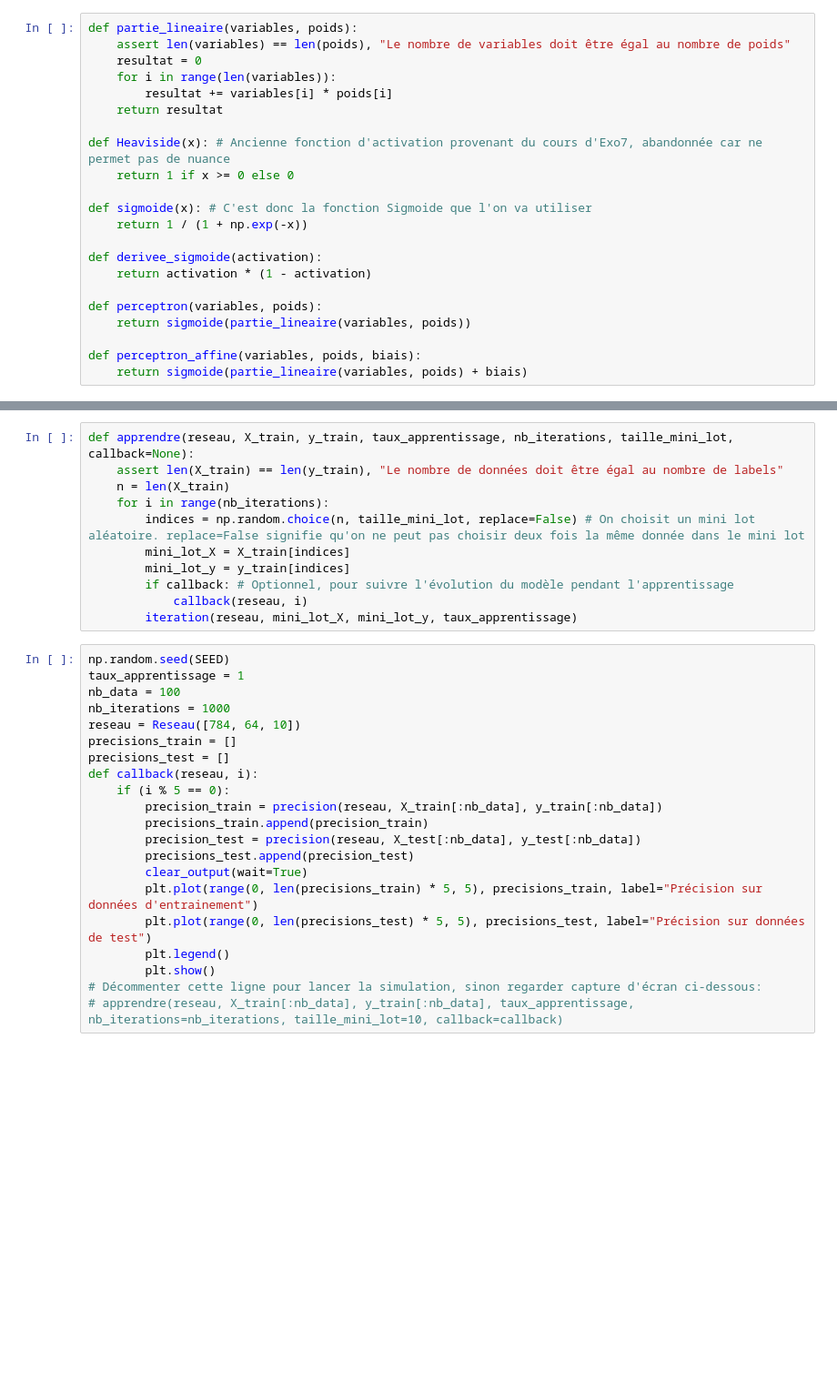
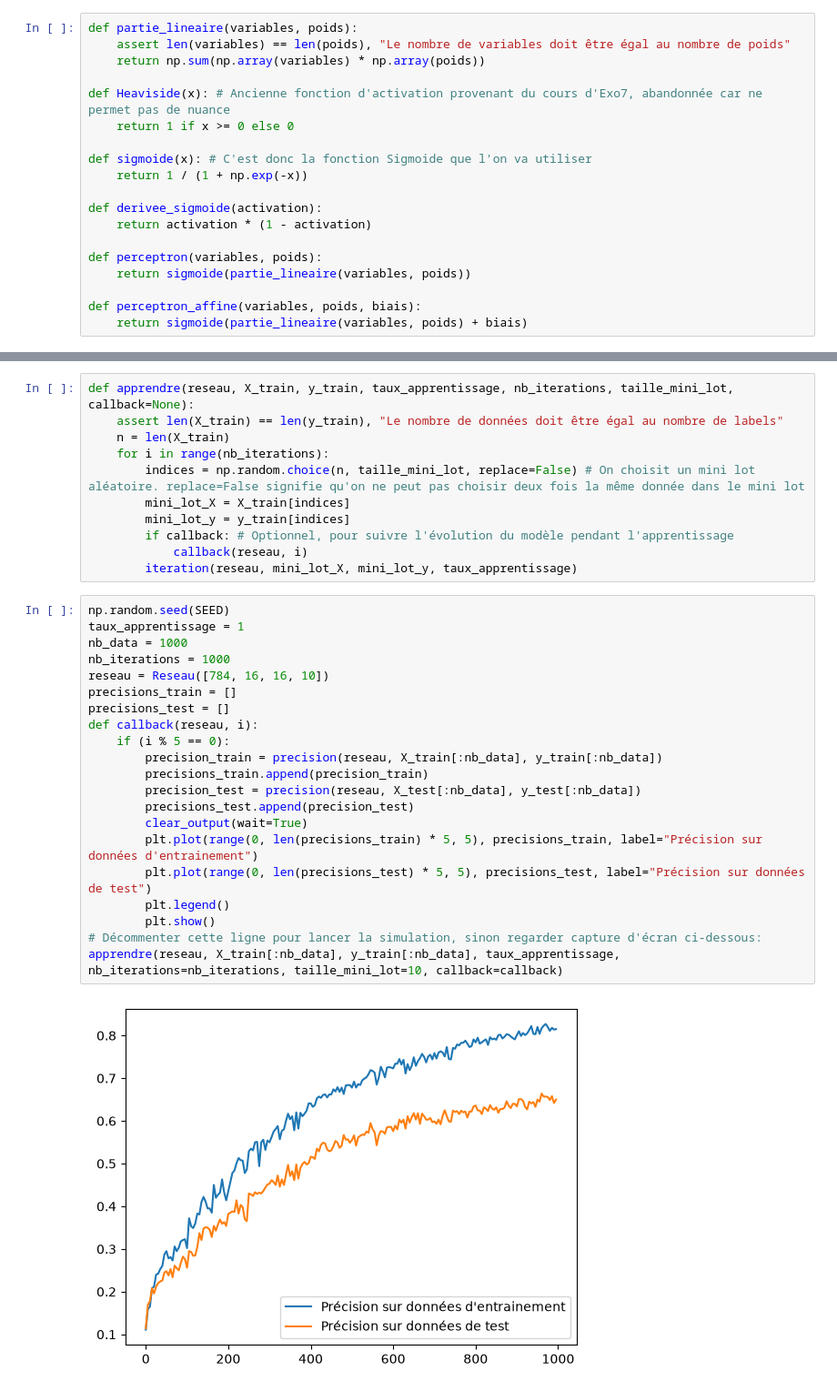
Before and after one commit to Marchand-Nicolas/Projet-MIDL-2, a Jupyter notebook: tronc_commun.ipynb, the cells around one changed output, grey strips where cells are left out. Shown at 91% size. Cells and saved outputs as stored; diff of their text form; blank space fills up the shorter version.

Commit message:
fonction taux_apprentissage et opti partie linéaire

```diff
--- a/tronc_commun.ipynb
+++ b/tronc_commun.ipynb
@@ -73,10 +73,7 @@ Perceptron:
 # %%
 def partie_lineaire(variables, poids):
     assert len(variables) == len(poids), "Le nombre de variables doit être égal au nombre de poids"
-    resultat = 0
-    for i in range(len(variables)):
-        resultat += variables[i] * poids[i]
-    return resultat
+    return np.sum(np.array(variables) * np.array(poids))
 
 def Heaviside(x): # Ancienne fonction d'activation provenant du cours d'Exo7, abandonnée car ne permet pas de nuance
     return 1 if x >= 0 else 0
@@ -325,24 +333,26 @@ def apprendre(reseau, X_train, y_train, taux_apprentissage, nb_iterations, taill
 # %%
 np.random.seed(SEED)
 taux_apprentissage = 1
-nb_data = 100
+nb_data = 1000
 nb_iterations = 1000
-reseau = Reseau([784, 64, 10])
+reseau = Reseau([784, 16, 16, 10])
 precisions_train = []
 precisions_test = []
 def callback(reseau, i):
     if (i % 5 == 0):
         precision_train = precision(reseau, X_train[:nb_data], y_train[:nb_data])
         precisions_train.append(precision_train)
         precision_test = precision(reseau, X_test[:nb_data], y_test[:nb_data])
         precisions_test.append(precision_test)
         clear_output(wait=True)
         plt.plot(range(0, len(precisions_train) * 5, 5), precisions_train, label="Précision sur données d'entrainement")
         plt.plot(range(0, len(precisions_test) * 5, 5), precisions_test, label="Précision sur données de test")
         plt.legend()
         plt.show()
 # Décommenter cette ligne pour lancer la simulation, sinon regarder capture d'écran ci-dessous:
-# apprendre(reseau, X_train[:nb_data], y_train[:nb_data], taux_apprentissage, nb_iterations=nb_iterations, taille_mini_lot=10, callback=callback)
+apprendre(reseau, X_train[:nb_data], y_train[:nb_data], taux_apprentissage, nb_iterations=nb_iterations, taille_mini_lot=10, callback=callback)
+# %% [output]
+[figure, added]
 # %% [markdown]
 Résultat de la cellule ci-dessus:
 On constate que le réseau finit par prédire parfaitement sur les données d'entrainement, et dans une certaine mesure est capable de généraliser sur les données de test. Pour améliorer sa généralisation, il faudrait probablement l'entrainer sur plus de données (pour des questions de rapidité, cette simulation n'en utilie que 100)!
```
Also changed, not shown: parts of 3 cells of this notebook.
